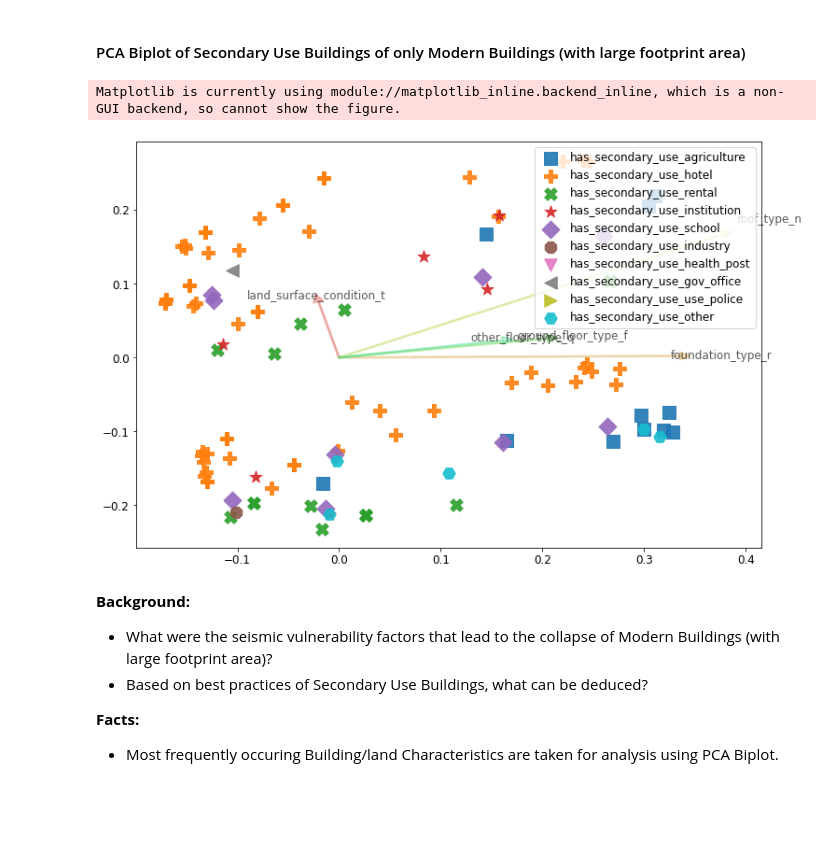
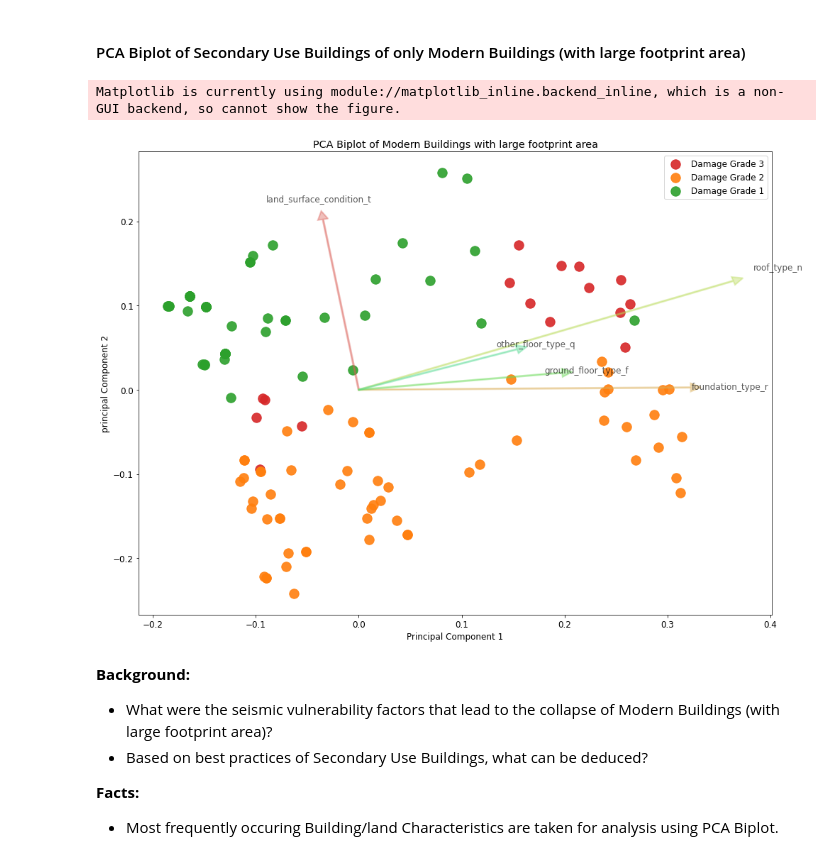
Before and after one commit to DS-Group22-ADP/Practical-Project, a Jupyter notebook: notebooks/Exploratory-Data-Analysis (Main Notebook).ipynb, the cells around one changed output. Saved outputs shown, nothing was run; the diff lists cells and outputs as text; code cells hidden in the pictures; blank space fills up the shorter version.

```diff
--- a/notebooks/Exploratory-Data-Analysis (Main Notebook).ipynb
+++ b/notebooks/Exploratory-Data-Analysis (Main Notebook).ipynb
@@ -1730,7 +1766,7 @@ modern_buildings_mask = (join_df['age'] <= 40) & (join_df['area_percentage'] >=
 # copy the original dataframe
 categorical_df = join_df.loc[secondary_usage_mask & modern_buildings_mask].copy()
 # one hot encoding of categorical variables
-categorical_df = pd.get_dummies(categorical_df.loc[:, main_building_land_attributes + sub_building_land_attributes + secondary_usage_attributes])
+categorical_df = pd.get_dummies(categorical_df.loc[:, main_building_land_attributes + sub_building_land_attributes + secondary_usage_attributes + ['damage_grade']])
 # run principal components analysis
 X_pca, pc, evr = principal_components_analysis(categorical_df)
 # %%
@@ -1742,31 +1778,29 @@ Number of Modern Buildings in that region: 122
 # %%
 def plot_scatter_plot_by_secondary_use(X_pca, categorical_df, ax):
     # scale Principal component 1
     scalex = 0.5 / (X_pca[:,0].max() - X_pca[:,0].min())
     # scale Principal component 2
     scaley = 0.5 / (X_pca[:,1].max() - X_pca[:,1].min())
     # 10 colors color pallette
     new_palette = np.array(sns.color_palette(palette=None, n_colors=11))
 
-    ax.scatter(X_pca[categorical_df['has_secondary_use_agriculture'] == 1,0] * scalex, X_pca[categorical_df['has_secondary_use_agriculture'] == 1,1] * scaley, color=new_palette[0], label='has_secondary_use_agriculture', alpha=0.9, s=180, marker='s')
-    ax.scatter(X_pca[categorical_df['has_secondary_use_hotel'] == 1,0] * scalex, X_pca[categorical_df['has_secondary_use_hotel'] == 1,1] * scaley, color=new_palette[1], label='has_secondary_use_hotel', alpha=0.9, s=180, marker='P')
-    ax.scatter(X_pca[categorical_df['has_secondary_use_rental'] == 1,0] * scalex, X_pca[categorical_df['has_secondary_use_rental'] == 1,1] * scaley, color=new_palette[2], label='has_secondary_use_rental', alpha=0.9, s=180, marker='X')
-    ax.scatter(X_pca[categorical_df['has_secondary_use_institution'] == 1,0] * scalex, X_pca[categorical_df['has_secondary_use_institution'] == 1,1] * scaley, color=new_palette[3], label='has_secondary_use_institution', alpha=0.9, s=180, marker='*')
-    ax.scatter(X_pca[categorical_df['has_secondary_use_school'] == 1,0] * scalex, X_pca[categorical_df['has_secondary_use_school'] == 1,1] * scaley, color=new_palette[4], label='has_secondary_use_school', alpha=0.9, s=180, marker='D')
-    ax.scatter(X_pca[categorical_df['has_secondary_use_industry'] == 1,0] * scalex, X_pca[categorical_df['has_secondary_use_industry'] == 1,1] * scaley, color=new_palette[5], label='has_secondary_use_industry', alpha=0.9, s=180, marker='8')
-    ax.scatter(X_pca[categorical_df['has_secondary_use_health_post'] == 1,0] * scalex, X_pca[categorical_df['has_secondary_use_health_post'] == 1,1] * scaley, color=new_palette[6], label='has_secondary_use_health_post', alpha=0.9, s=180, marker='v')
-    ax.scatter(X_pca[categorical_df['has_secondary_use_gov_office'] == 1,0] * scalex, X_pca[categorical_df['has_secondary_use_gov_office'] == 1,1] * scaley, color=new_palette[7], label='has_secondary_use_gov_office', alpha=0.9, s=180, marker='<')
-    ax.scatter(X_pca[categorical_df['has_secondary_use_use_police'] == 1,0] * scalex, X_pca[categorical_df['has_secondary_use_use_police'] == 1,1] * scaley, color=new_palette[8], label='has_secondary_use_use_police', alpha=0.9, s=180, marker='>')
-    ax.scatter(X_pca[categorical_df['has_secondary_use_other'] == 1,0] * scalex, X_pca[categorical_df['has_secondary_use_other'] == 1,1] * scaley, color=new_palette[9], label='has_secondary_use_other', alpha=0.9, s=180, marker='H')
+    # scatter plot
+    ax.scatter(X_pca[categorical_df['damage_grade_3'] == 1,0] * scalex, X_pca[categorical_df['damage_grade_3'] == 1,1] * scaley, color=new_palette[3], label='Damage Grade 3', alpha=0.9, s=180)
+    ax.scatter(X_pca[categorical_df['damage_grade_2'] == 1,0] * scalex, X_pca[categorical_df['damage_grade_2'] == 1,1] * scaley, color=new_palette[1], label='Damage Grade 2', alpha=0.9, s=180)
+    ax.scatter(X_pca[categorical_df['damage_grade_1'] == 1,0] * scalex, X_pca[categorical_df['damage_grade_1'] == 1,1] * scaley, color=new_palette[2], label='Damage Grade 1', alpha=0.9, s=180)
+
+    # set legend
     ax.legend(loc='best')
+    # set title and labels
+    ax.set(xlabel="Principal Component 1", ylabel="principal Component 2", title="PCA Biplot of Modern Buildings with large footprint area")
 
-fig, ax = plt.subplots(1,1, figsize=(12,8))
+fig, ax = plt.subplots(1,1, figsize=(16,12))
 plot_scatter_plot_by_secondary_use(X_pca, categorical_df, ax)
 plot_loadings_plot(plt, X_pca, categorical_df, ax, eigen_vectors=(36,39,42,11,17))
 fig.show()
 # %% [output]
 Matplotlib is currently using module://matplotlib_inline.backend_inline, which is a non-GUI backend, so cannot show the figure.
-[figure, old version]
+[figure, new version]
 # %% [markdown]
 **Background:**
 - What were the seismic vulnerability factors that lead to the collapse of Modern Buildings (with large footprint area)?
```
Also changed, not shown: parts of 47 cells of this notebook.
